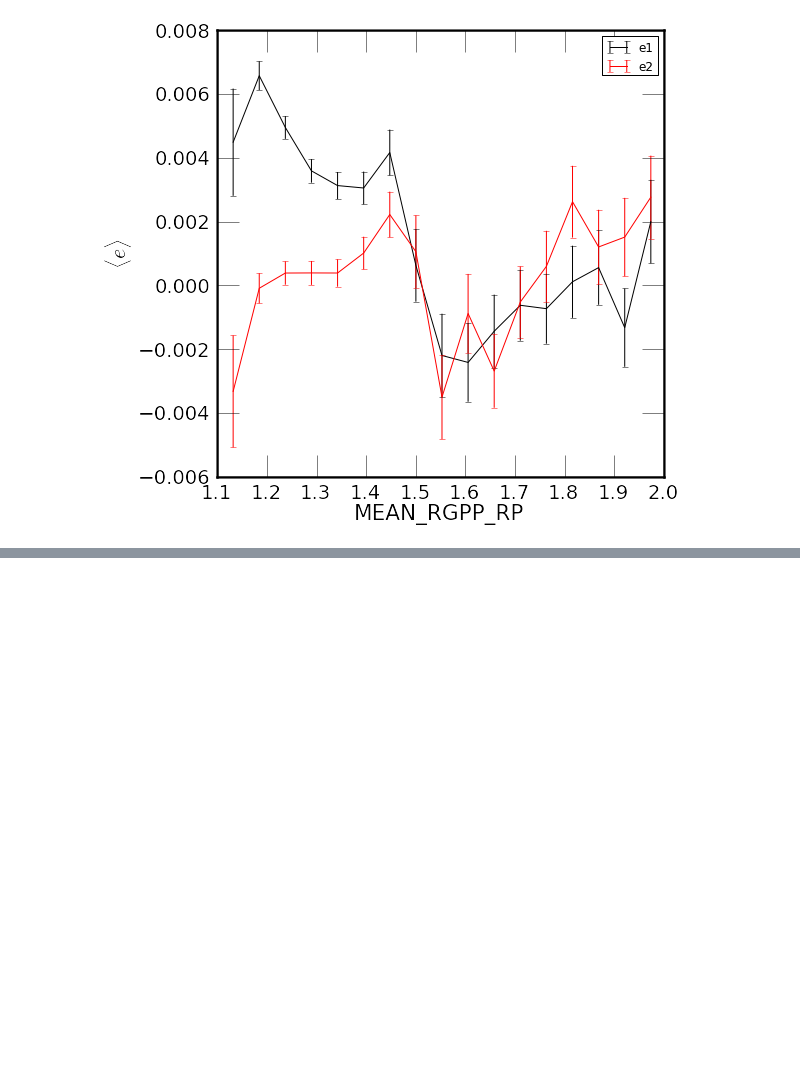
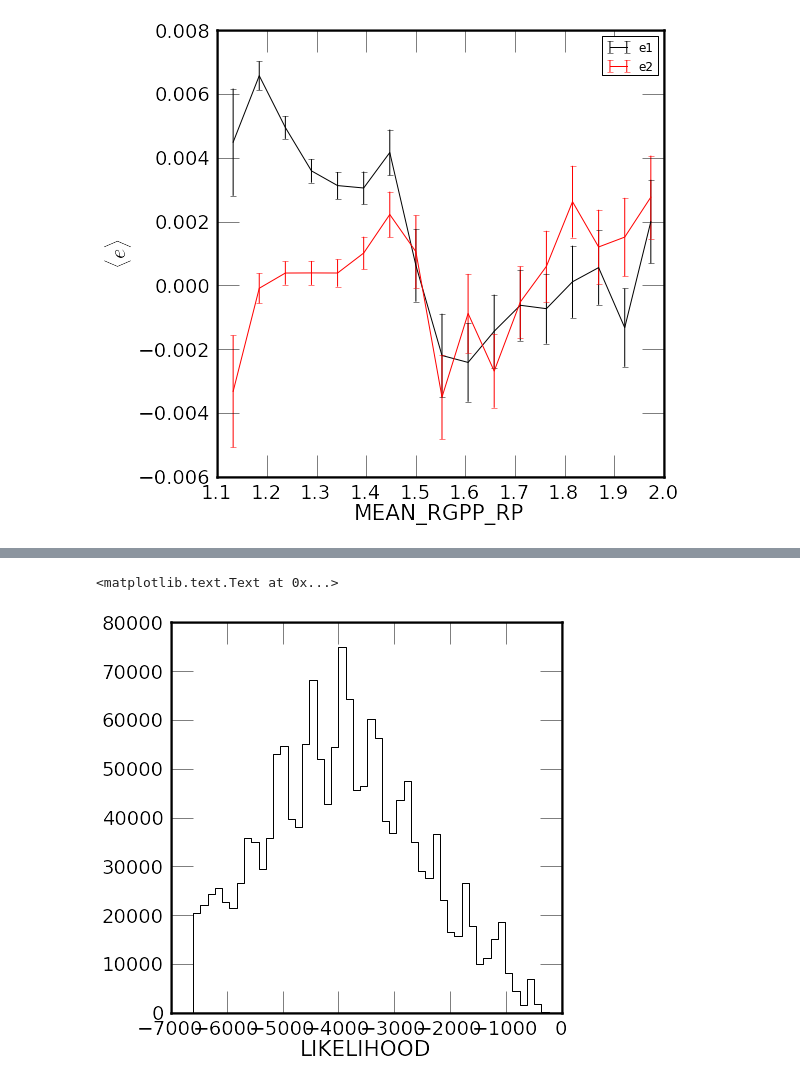
Before and after one commit to vvinuv/ipynb, a Jupyter notebook: im3shape_v6.ipynb, the cells around one changed output, grey strips where cells are left out. Cells and saved outputs as stored; diff of their text form; code cells hidden in the pictures; blank space fills up the shorter version.

```diff
--- a/im3shape_v6.ipynb
+++ b/im3shape_v6.ipynb
@@ -266,0 +279,7 @@ bas.plot_q(iim3[spte]['MEAN_RGPP_RP'], iim3[spte]['e1'], iim3[spte]['e2'], 1, 2.
+# %%
+pl.figure(figsize=(7,7))
+x = pl.hist(iim3[spte]['LIKELIHOOD'], 50, range=(-6600,-100), label='LIKELIHOOD', color='k', histtype='step')
+pl.xlabel('LIKELIHOOD')
+# %% [output]
+<matplotlib.text.Text at 0x...>
+[figure, added]
```
Also changed, not shown: parts of 3 cells of this notebook.
